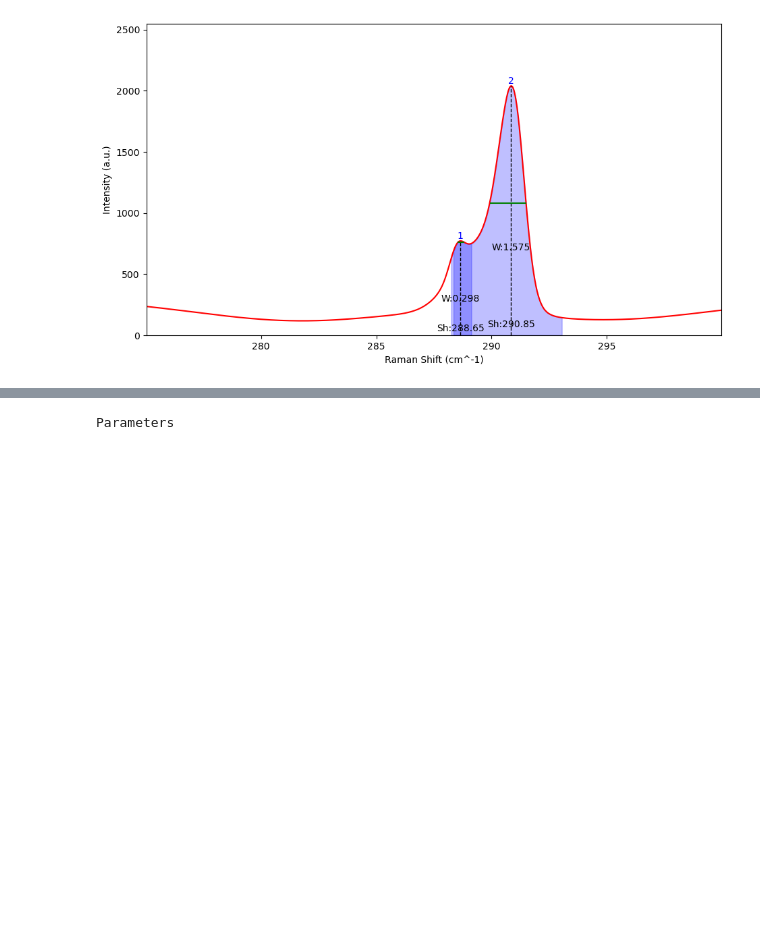
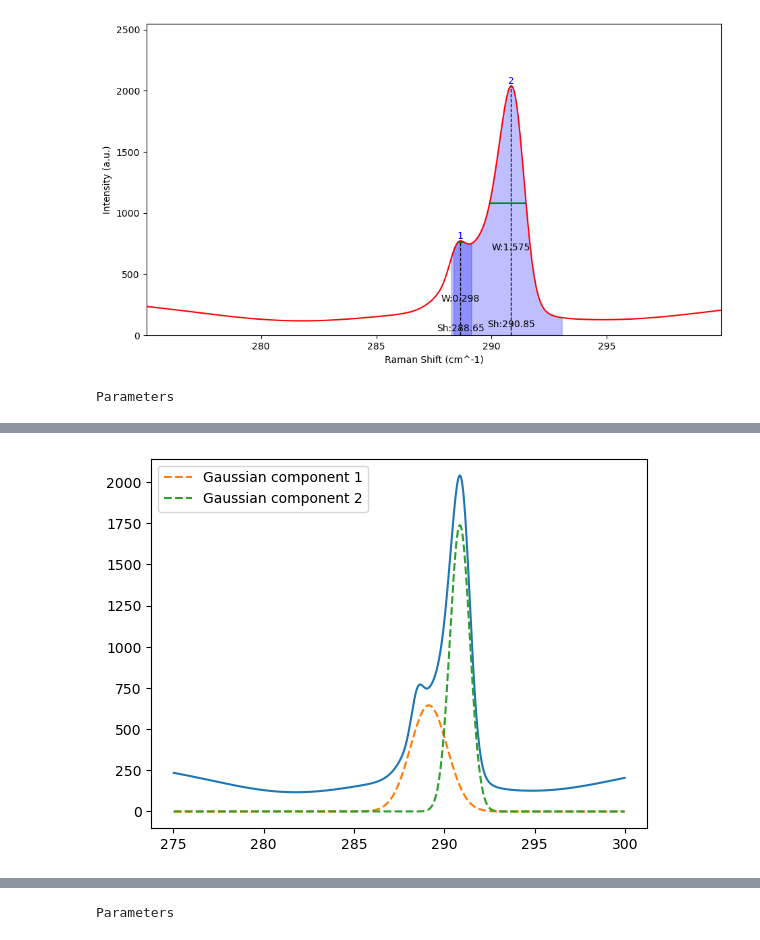
Before and after one commit to eridanirojas/2DTMD_ANML, a Jupyter notebook: xps/XPStest.ipynb, the cells around one changed output, grey strips where cells are left out. Saved outputs shown, nothing was run; the diff lists cells and outputs as text; code cells hidden in the pictures; blank space fills up the shorter version.

```diff
--- a/raman_processing/XPStest.ipynb
+++ b/xps/XPStest.ipynb
@@ -122,3 +93,43 @@ peaks
 vis.plot_spectrum(x,gy,peaks, labels = ["1", "2"])
 # %% [output]
 [figure]
+# %%
+def deconvolute(x, y, peaks, selection):
+    selection = [i - 1 for i in selection]
+    for i in selection:
+        if i < 0 or i >= len(peaks["peak_raman_shifts"]):
+            raise ValueError(f"Selection index {i + 1} is out of range.")
+        if not peaks["peak_raman_shifts"][i]:
+            raise ValueError(f"No valid peak at selection index {i + 1}.")
+    x = np.array(x)
+    y = np.array(y)
+    cen_guesses = [peaks["peak_raman_shifts"][i] for i in selection]
+    amp_guesses = [peaks["peak_intensity"][i] for i in selection]
+    fwhm_guesses = [peaks['peak_widths'][i] for i in selection]
+    x_min = x.min()
+    x_max = x.max()
+    mod = ConstantModel()
+    params = mod.make_params()
+    params['c'].set(value=y[0], min=0, max=y.max())
+    for i, (guess_x, guess_y, fwhm) in enumerate(zip(cen_guesses, amp_guesses, fwhm_guesses)):
+        gaussian = GaussianModel(prefix=f'g{i+1}_')
+        p = gaussian.make_params()
+        p[f'g{i+1}_center'].set(guess_x, min=x_min, max=x_max)
+        p[f'g{i+1}_amplitude'].set(guess_y)
+        p[f'g{i+1}_fwhm'].set(fwhm)
+        params.update(p)
+        mod += gaussian
+    display(params)
+    init = mod.eval(params, x=x)
+    out = mod.fit(y, params, x=x)
+    comps = out.eval_components(x=x)
+    plt.plot(x, y)
+    for i in selection:
+        plt.plot(x, comps[f'g{i+1}_'], '--', label=f'Gaussian component {i+1}')
+    plt.legend()
+    plt.show()
+# %%
+selection = [1,2]
+deconvolute(x,gy,peaks,selection)
+# %% [output]
+Parameters
@@ -124,0 +148 @@ vis.plot_spectrum(x,gy,peaks, labels = ["1", "2"])
+[figure, added]
```
Also changed, not shown: parts of 8 cells of this notebook, 14 other files.
